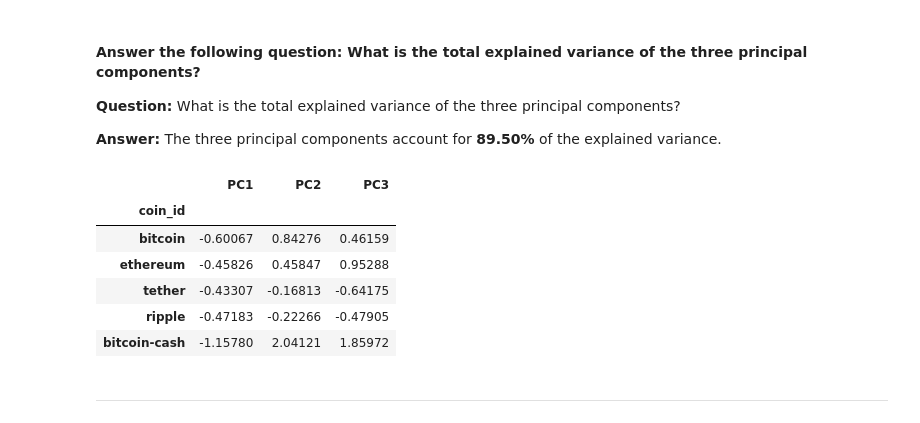
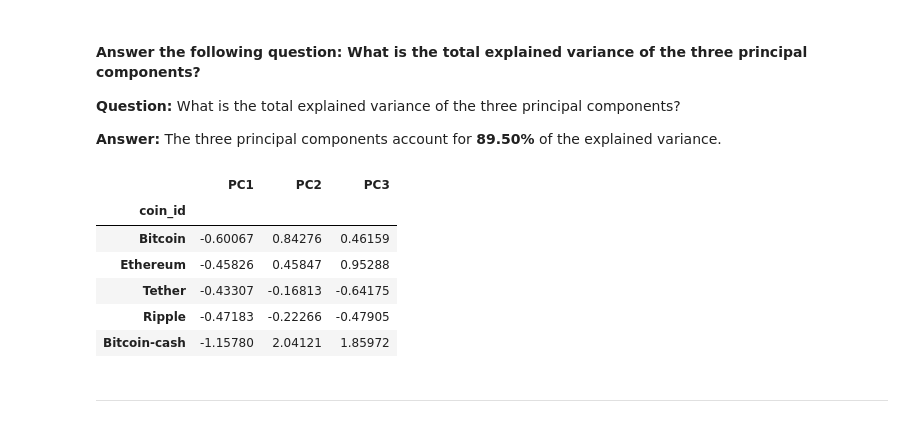
Before and after one commit to oneor11/fintech-cryptocurrency-kmeans-clustering, a Jupyter notebook: crypto_investments.ipynb, the cells around one changed output. Cells and saved outputs as stored; diff of their text form; code cells hidden in the pictures.

```diff
--- a/crypto_investments.ipynb
+++ b/crypto_investments.ipynb
@@ -345,25 +353,25 @@ print(f'Explained variance ratio: {model.explained_variance_ratio_} explaining {
 # %%
 # Create a new DataFrame with the PCA data.
 
 # Creating a DataFrame with the PCA data
 df_market_data_scaled_pca = pd.DataFrame(market_data_scaled_pca, columns = ['PC1','PC2','PC3'])
 
 # Copy the crypto names from the original data
-df_market_data_scaled_pca['coin_id'] = df_market_data_scaled.index
+df_market_data_scaled_pca['coin_id'] = df_market_data_scaled.index.str.capitalize()
 
 # Set the coinid column as index
 df_market_data_scaled_pca.set_index('coin_id', inplace = True)
 
 # Display sample data
 df_market_data_scaled_pca.head()
 # %% [output]
 |  | PC1 | PC2 | PC3 |
 | coin_id |  |  |  |
-| bitcoin | -0.60067 | 0.84276 | 0.46159 |
-| ethereum | -0.45826 | 0.45847 | 0.95288 |
-| tether | -0.43307 | -0.16813 | -0.64175 |
-| ripple | -0.47183 | -0.22266 | -0.47905 |
-| bitcoin-cash | -1.15780 | 2.04121 | 1.85972 |
+| Bitcoin | -0.60067 | 0.84276 | 0.46159 |
+| Ethereum | -0.45826 | 0.45847 | 0.95288 |
+| Tether | -0.43307 | -0.16813 | -0.64175 |
+| Ripple | -0.47183 | -0.22266 | -0.47905 |
+| Bitcoin-cash | -1.15780 | 2.04121 | 1.85972 |
 # %% [markdown]
 ---
 # %% [markdown]
```
Also changed, not shown: parts of 7 cells of this notebook.
